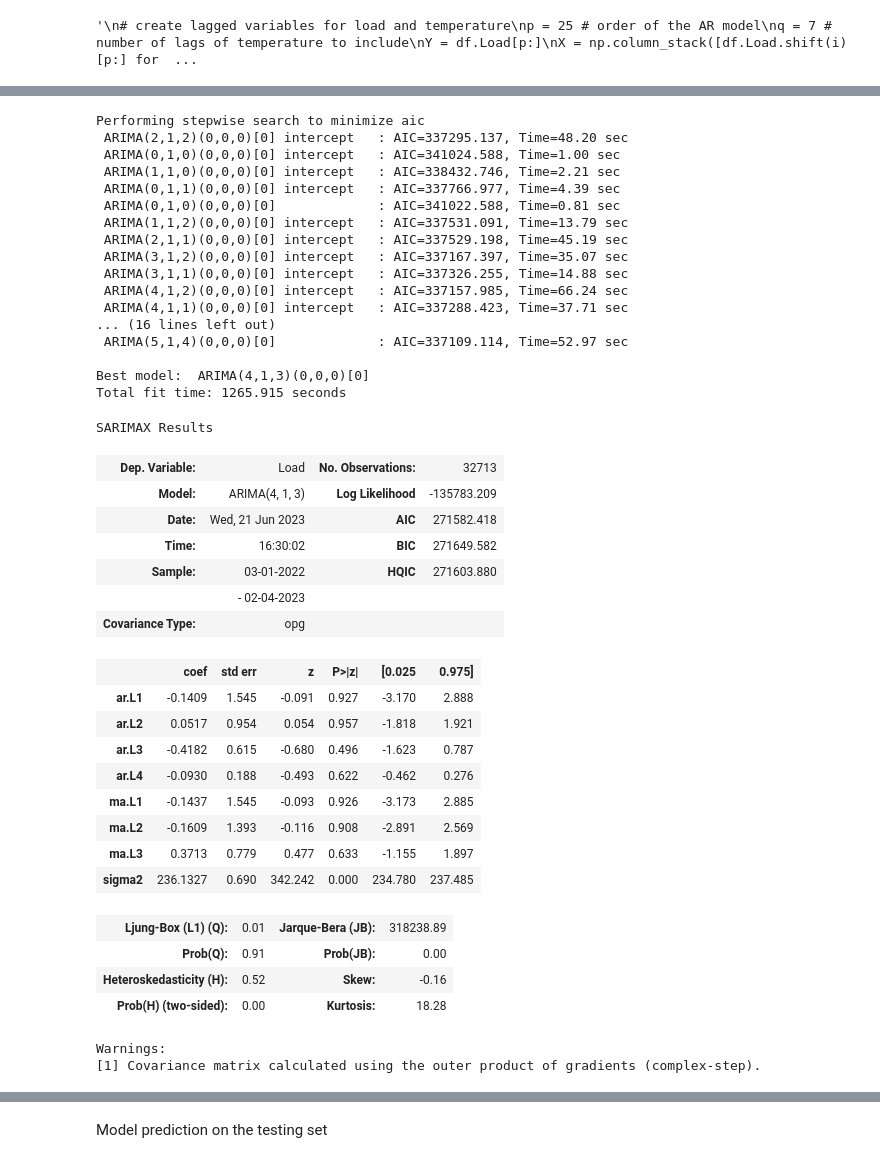
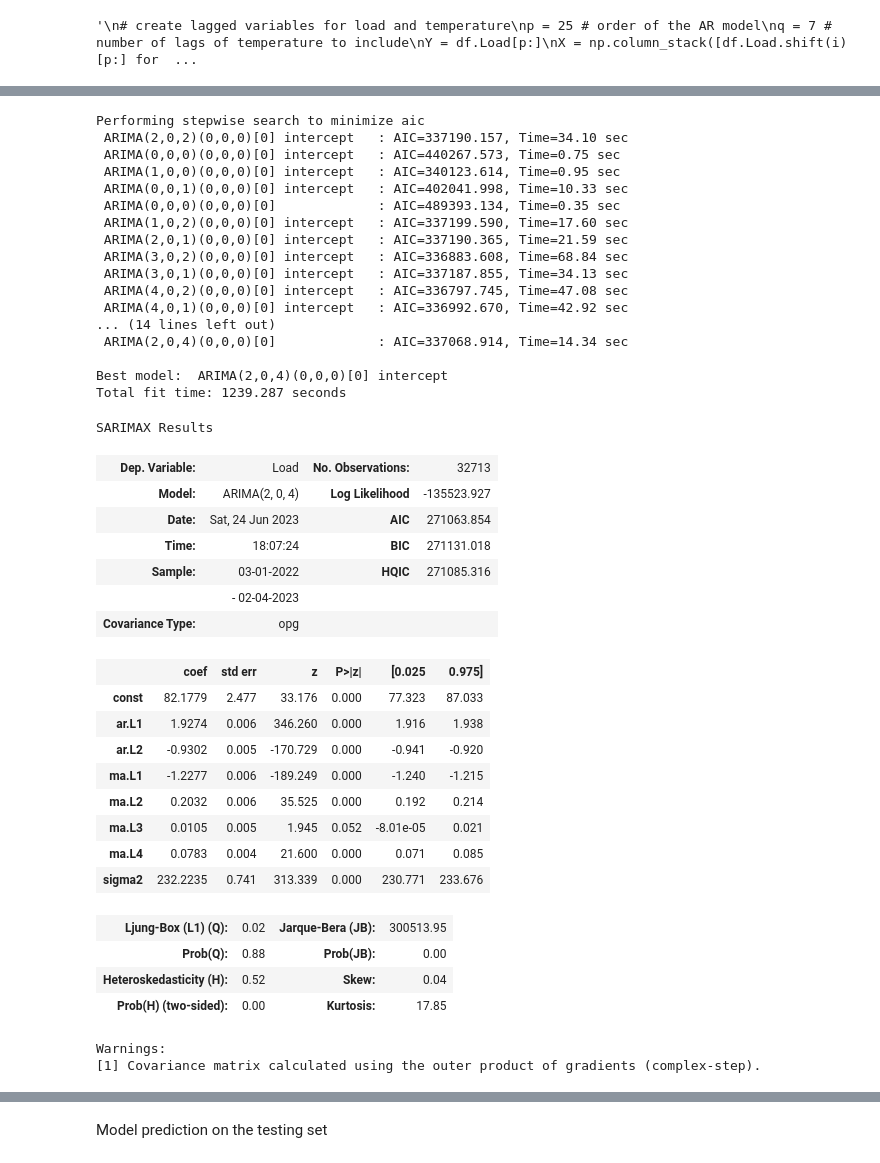
Before and after one commit to khadija267/Load-Time-Series-Forecasting, a Jupyter notebook: lsc_load_prediction.ipynb, the cells around one changed output, grey strips where cells are left out. Saved outputs shown, nothing was run; the diff lists cells and outputs as text; code cells hidden in the pictures.

```diff
--- a/lsc_load_prediction.ipynb
+++ b/lsc_load_prediction.ipynb
@@ -376,7 +388,7 @@ The are lags in the 5th, 9th lags ago resulted in significantly lower values.
 We need to construct a cutoff to split the data set at. <br>
 We set the training set size of 80%
 # %%
-size=int(len(df)*0.8)
+size=int(len(df)*0.95)
 train=df[:size]
 test=df[size:]
 # %%
@@ -539,51 +537,51 @@ df
 # %%
 from pmdarima import auto_arima
-stepwise_fit = auto_arima(df['Load'], trace=True,stepwise=True,
-suppress_warnings=True)
+stepwise_fit = auto_arima(df['Load'],trace=True,stepwise=True
+,suppress_warnings=True,seasonal=False,stationary=True)
 # %% [output]
 Performing stepwise search to minimize aic
- ARIMA(2,1,2)(0,0,0)[0] intercept   : AIC=337295.137, Time=48.20 sec
- ARIMA(0,1,0)(0,0,0)[0] intercept   : AIC=341024.588, Time=1.00 sec
- ARIMA(1,1,0)(0,0,0)[0] intercept   : AIC=338432.746, Time=2.21 sec
- ARIMA(0,1,1)(0,0,0)[0] intercept   : AIC=337766.977, Time=4.39 sec
- ARIMA(0,1,0)(0,0,0)[0]             : AIC=341022.588, Time=0.81 sec
- ARIMA(1,1,2)(0,0,0)[0] intercept   : AIC=337531.091, Time=13.79 sec
- ARIMA(2,1,1)(0,0,0)[0] intercept   : AIC=337529.198, Time=45.19 sec
- ARIMA(3,1,2)(0,0,0)[0] intercept   : AIC=337167.397, Time=35.07 sec
- ARIMA(3,1,1)(0,0,0)[0] intercept   : AIC=337326.255, Time=14.88 sec
- ARIMA(4,1,2)(0,0,0)[0] intercept   : AIC=337157.985, Time=66.24 sec
- ARIMA(4,1,1)(0,0,0)[0] intercept   : AIC=337288.423, Time=37.71 sec
-... (16 lines left out)
- ARIMA(5,1,4)(0,0,0)[0]             : AIC=337109.114, Time=52.97 sec
+ ARIMA(2,0,2)(0,0,0)[0] intercept   : AIC=337190.157, Time=34.10 sec
+ ARIMA(0,0,0)(0,0,0)[0] intercept   : AIC=440267.573, Time=0.75 sec
+ ARIMA(1,0,0)(0,0,0)[0] intercept   : AIC=340123.614, Time=0.95 sec
+ ARIMA(0,0,1)(0,0,0)[0] intercept   : AIC=402041.998, Time=10.33 sec
+ ARIMA(0,0,0)(0,0,0)[0]             : AIC=489393.134, Time=0.35 sec
+ ARIMA(1,0,2)(0,0,0)[0] intercept   : AIC=337199.590, Time=17.60 sec
+ ARIMA(2,0,1)(0,0,0)[0] intercept   : AIC=337190.365, Time=21.59 sec
+ ARIMA(3,0,2)(0,0,0)[0] intercept   : AIC=336883.608, Time=68.84 sec
+ ARIMA(3,0,1)(0,0,0)[0] intercept   : AIC=337187.855, Time=34.13 sec
+ ARIMA(4,0,2)(0,0,0)[0] intercept   : AIC=336797.745, Time=47.08 sec
+ ARIMA(4,0,1)(0,0,0)[0] intercept   : AIC=336992.670, Time=42.92 sec
+... (14 lines left out)
+ ARIMA(2,0,4)(0,0,0)[0]             : AIC=337068.914, Time=14.34 sec
 
-Best model:  ARIMA(4,1,3)(0,0,0)[0]
-Total fit time: 1265.915 seconds
+Best model:  ARIMA(2,0,4)(0,0,0)[0] intercept
+Total fit time: 1239.287 seconds
 # %%
 from statsmodels.tsa.arima_model import ARIMA
-model=sm.tsa.arima.ARIMA(train['Load'],order=(4,1,3))
+model=sm.tsa.arima.ARIMA(train['Load'],order=(2,0,4))
 model=model.fit()
 model.summary()
 # %% [output]
 SARIMAX Results
 | Dep. Variable: | Load | No. Observations: | 32713 |
-| Model: | ARIMA(4, 1, 3) | Log Likelihood | -135783.209 |
-| Date: | Wed, 21 Jun 2023 | AIC | 271582.418 |
-| Time: | 16:30:02 | BIC | 271649.582 |
-| Sample: | 03-01-2022 | HQIC | 271603.880 |
+| Model: | ARIMA(2, 0, 4) | Log Likelihood | -135523.927 |
+| Date: | Sat, 24 Jun 2023 | AIC | 271063.854 |
+| Time: | 18:07:24 | BIC | 271131.018 |
+| Sample: | 03-01-2022 | HQIC | 271085.316 |
 |  | - 02-04-2023 |  |  |
 | Covariance Type: | opg |  |  |
 |  | coef | std err | z | P>|z| | [0.025 | 0.975] |
-| ar.L1 | -0.1409 | 1.545 | -0.091 | 0.927 | -3.170 | 2.888 |
-| ar.L2 | 0.0517 | 0.954 | 0.054 | 0.957 | -1.818 | 1.921 |
-| ar.L3 | -0.4182 | 0.615 | -0.680 | 0.496 | -1.623 | 0.787 |
-| ar.L4 | -0.0930 | 0.188 | -0.493 | 0.622 | -0.462 | 0.276 |
-| ma.L1 | -0.1437 | 1.545 | -0.093 | 0.926 | -3.173 | 2.885 |
-| ma.L2 | -0.1609 | 1.393 | -0.116 | 0.908 | -2.891 | 2.569 |
-| ma.L3 | 0.3713 | 0.779 | 0.477 | 0.633 | -1.155 | 1.897 |
-| sigma2 | 236.1327 | 0.690 | 342.242 | 0.000 | 234.780 | 237.485 |
+| const | 82.1779 | 2.477 | 33.176 | 0.000 | 77.323 | 87.033 |
+| ar.L1 | 1.9274 | 0.006 | 346.260 | 0.000 | 1.916 | 1.938 |
+| ar.L2 | -0.9302 | 0.005 | -170.729 | 0.000 | -0.941 | -0.920 |
+| ma.L1 | -1.2277 | 0.006 | -189.249 | 0.000 | -1.240 | -1.215 |
+| ma.L2 | 0.2032 | 0.006 | 35.525 | 0.000 | 0.192 | 0.214 |
+| ma.L3 | 0.0105 | 0.005 | 1.945 | 0.052 | -8.01e-05 | 0.021 |
+| ma.L4 | 0.0783 | 0.004 | 21.600 | 0.000 | 0.071 | 0.085 |
+| sigma2 | 232.2235 | 0.741 | 313.339 | 0.000 | 230.771 | 233.676 |
-| Ljung-Box (L1) (Q): | 0.01 | Jarque-Bera (JB): | 318238.89 |
-| Prob(Q): | 0.91 | Prob(JB): | 0.00 |
-| Heteroskedasticity (H): | 0.52 | Skew: | -0.16 |
-| Prob(H) (two-sided): | 0.00 | Kurtosis: | 18.28 |
+| Ljung-Box (L1) (Q): | 0.02 | Jarque-Bera (JB): | 300513.95 |
+| Prob(Q): | 0.88 | Prob(JB): | 0.00 |
+| Heteroskedasticity (H): | 0.52 | Skew: | 0.04 |
+| Prob(H) (two-sided): | 0.00 | Kurtosis: | 17.85 |
 Warnings:
 [1] Covariance matrix calculated using the outer product of gradients (complex-step).
```
Also changed, not shown: parts of 68 cells of this notebook.
